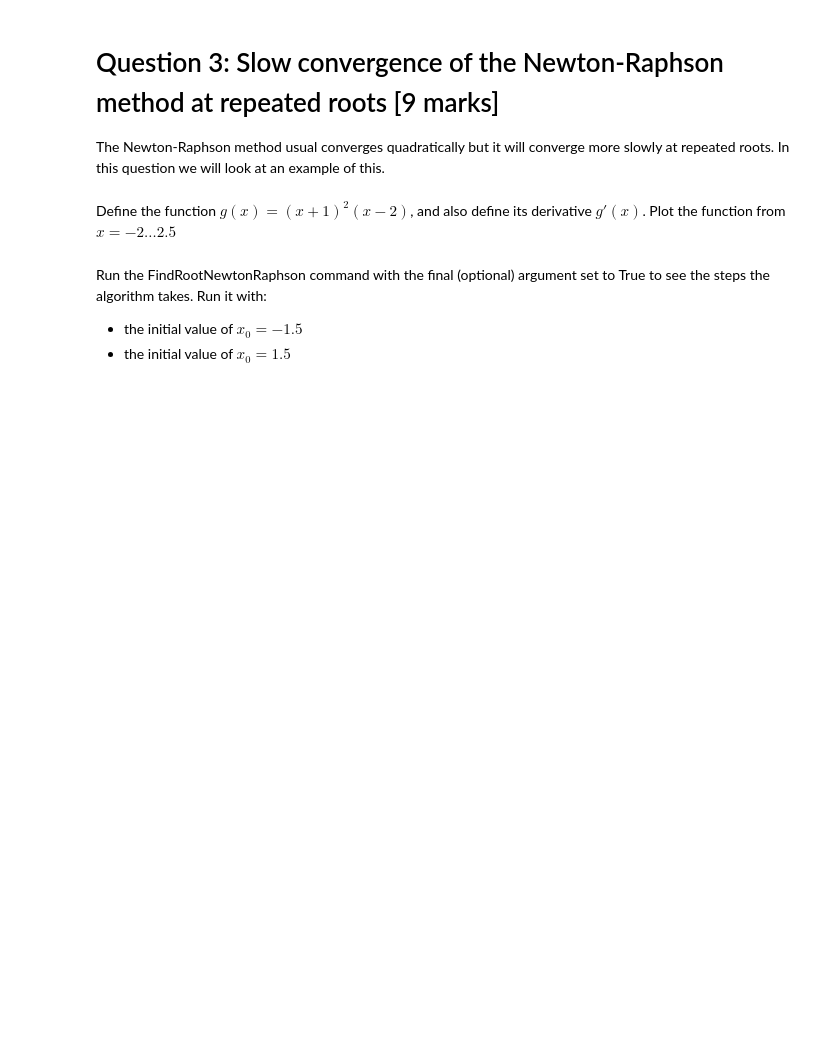
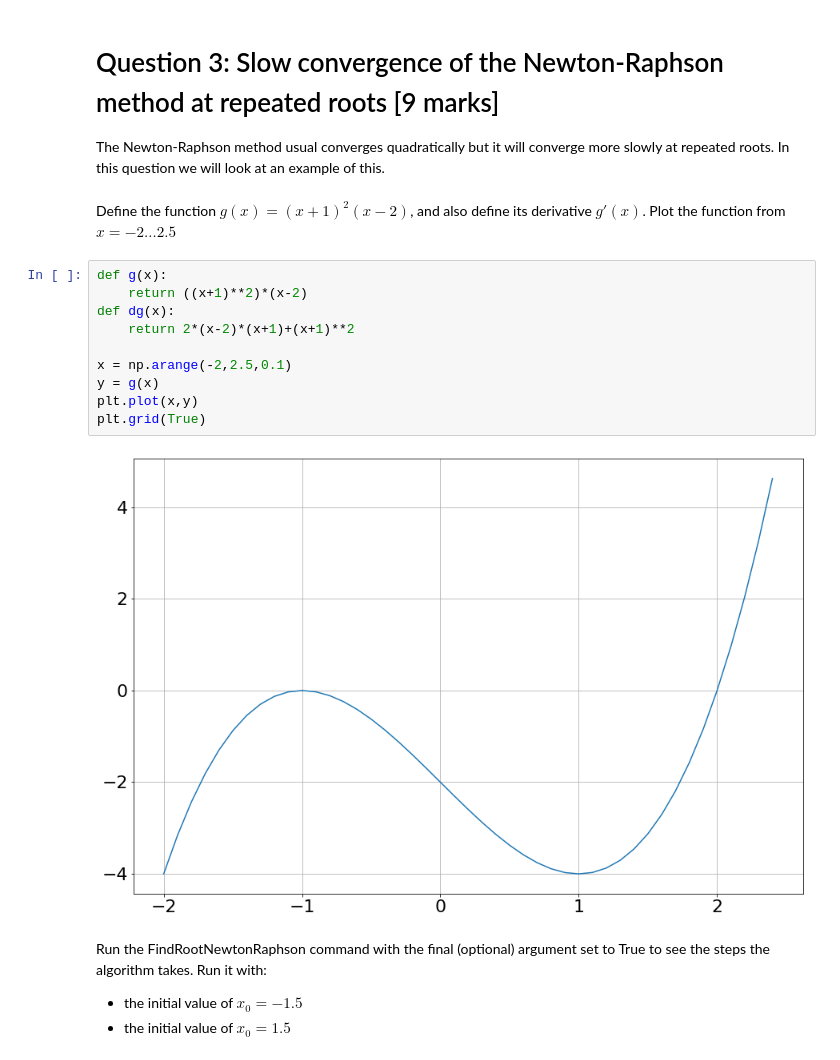
Before and after one commit to odhrandooley/ACM20030-Assignments, a Jupyter notebook: Assignment-2.ipynb, the cells around one changed output. Saved outputs shown, nothing was run; the diff lists cells and outputs as text; blank space fills up the shorter version.

```diff
--- a/Assignment-2.ipynb
+++ b/Assignment-2.ipynb
@@ -169,6 +213,18 @@ In both cases set the final argument to 'True' to get the function to print the
 The Newton-Raphson method usual converges quadratically but it will converge more slowly at repeated roots. In this question we will look at an example of this.
 # %% [markdown]
 Define the function $g(x) = (x+1)^2(x-2)$, and also define its derivative $g'(x)$. Plot the function from $x=-2\dots2.5$
+# %%
+def g(x):
+    return ((x+1)**2)*(x-2)
+def dg(x):
+    return 2*(x-2)*(x+1)+(x+1)**2
+
+x = np.arange(-2,2.5,0.1)
+y = g(x)
+plt.plot(x,y)
+plt.grid(True)
+# %% [output]
+[figure, added]
 # %% [markdown]
 Run the FindRootNewtonRaphson command with the final (optional) argument set to True to see the steps the algorithm takes. Run it with:
  - the initial value of $x_0 = -1.5$
```
Also changed, not shown: parts of 6 cells of this notebook.
